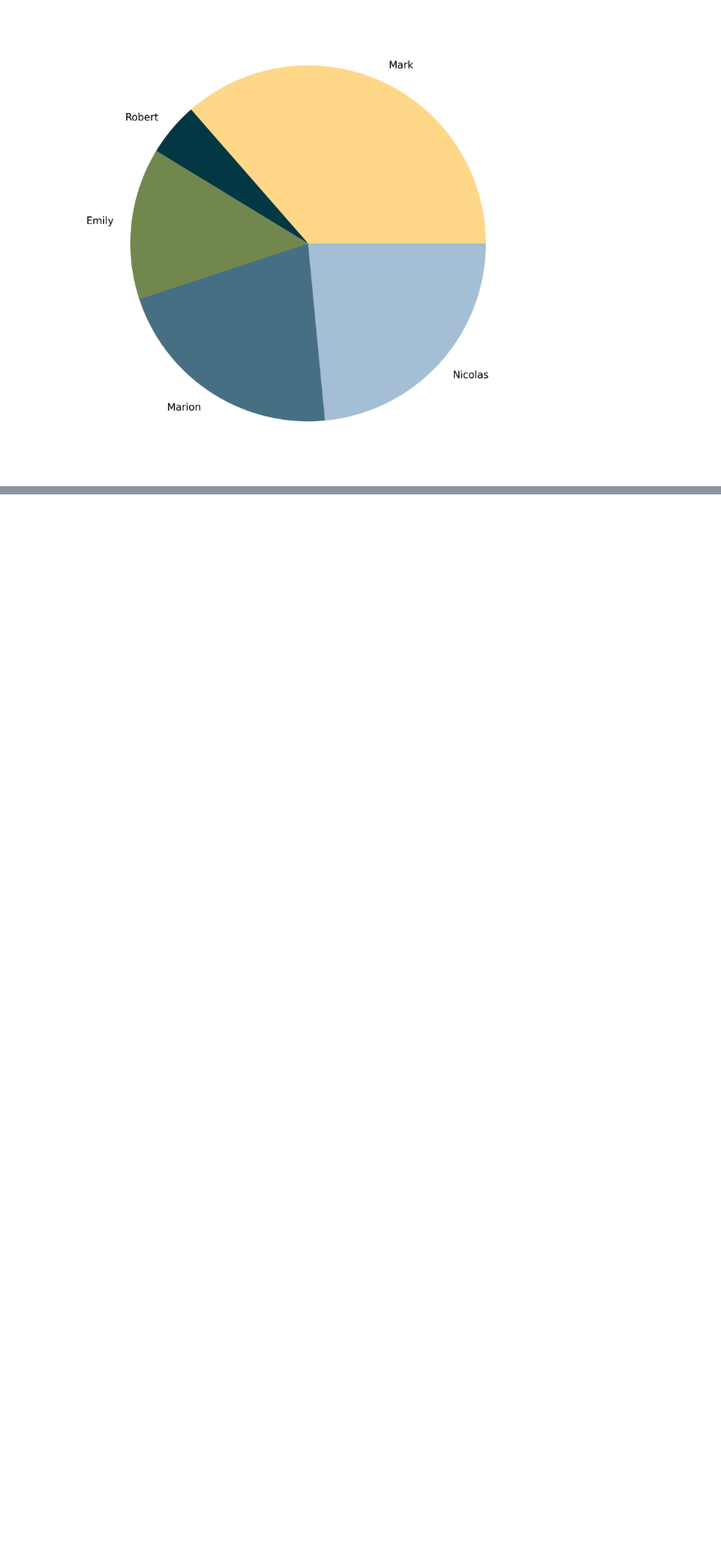
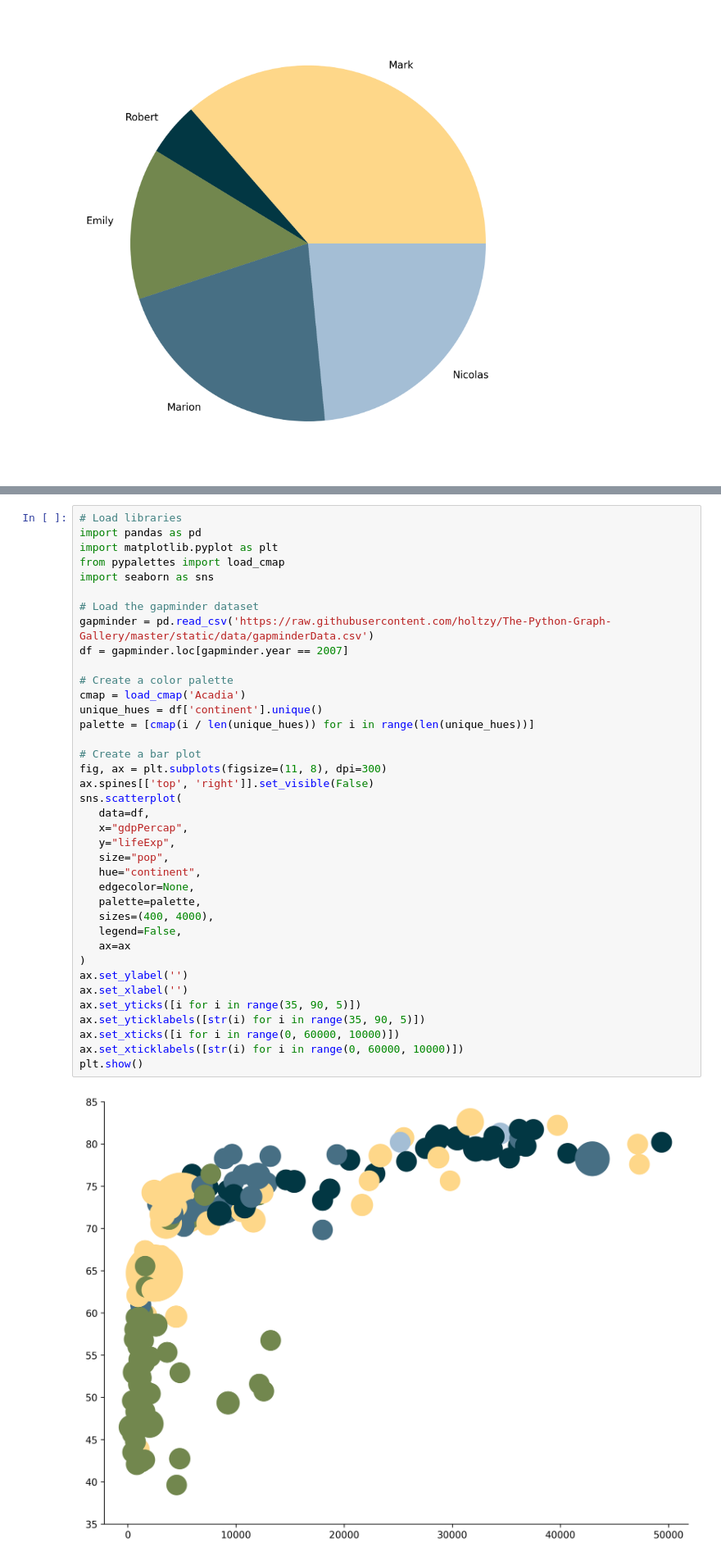
Before and after one commit to JosephBARBIERDARNAL/Sandbox, a Jupyter notebook: pypalettes/pypalettes.ipynb, the cells around one changed output, grey strips where cells are left out. Shown: that part at 82% size. Saved outputs shown, nothing was run; the diff lists cells and outputs as text; blank space fills up the shorter version.

Commit message:
add code for matplotlib

```diff
--- a/pypalettes/pypalettes.ipynb
+++ b/pypalettes/pypalettes.ipynb
@@ -96,0 +79,40 @@ plt.show()
+# %%
+# Load libraries
+import pandas as pd
+import matplotlib.pyplot as plt
+from pypalettes import load_cmap
+import seaborn as sns
+
+# Load the gapminder dataset
+gapminder = pd.read_csv('https://raw.githubusercontent.com/holtzy/The-Python-Graph-Gallery/master/static/data/gapminderData.csv')
+df = gapminder.loc[gapminder.year == 2007]
+
+# Create a color palette
+cmap = load_cmap('Acadia')
+unique_hues = df['continent'].unique()
+palette = [cmap(i / len(unique_hues)) for i in range(len(unique_hues))]
+
+# Create a bar plot
+fig, ax = plt.subplots(figsize=(11, 8), dpi=300)
+ax.spines[['top', 'right']].set_visible(False)
+sns.scatterplot(
+   data=df,
+   x="gdpPercap",
+   y="lifeExp",
+   size="pop",
+   hue="continent",
+   edgecolor=None,
+   palette=palette,
+   sizes=(400, 4000),
+   legend=False,
+   ax=ax
+)
+ax.set_ylabel('')
+ax.set_xlabel('')
+ax.set_yticks([i for i in range(35, 90, 5)])
+ax.set_yticklabels([str(i) for i in range(35, 90, 5)])
+ax.set_xticks([i for i in range(0, 60000, 10000)])
+ax.set_xticklabels([str(i) for i in range(0, 60000, 10000)])
+plt.show()
+# %% [output]
+[figure, added]
```
Also changed, not shown: parts of 1 cell of this notebook.
